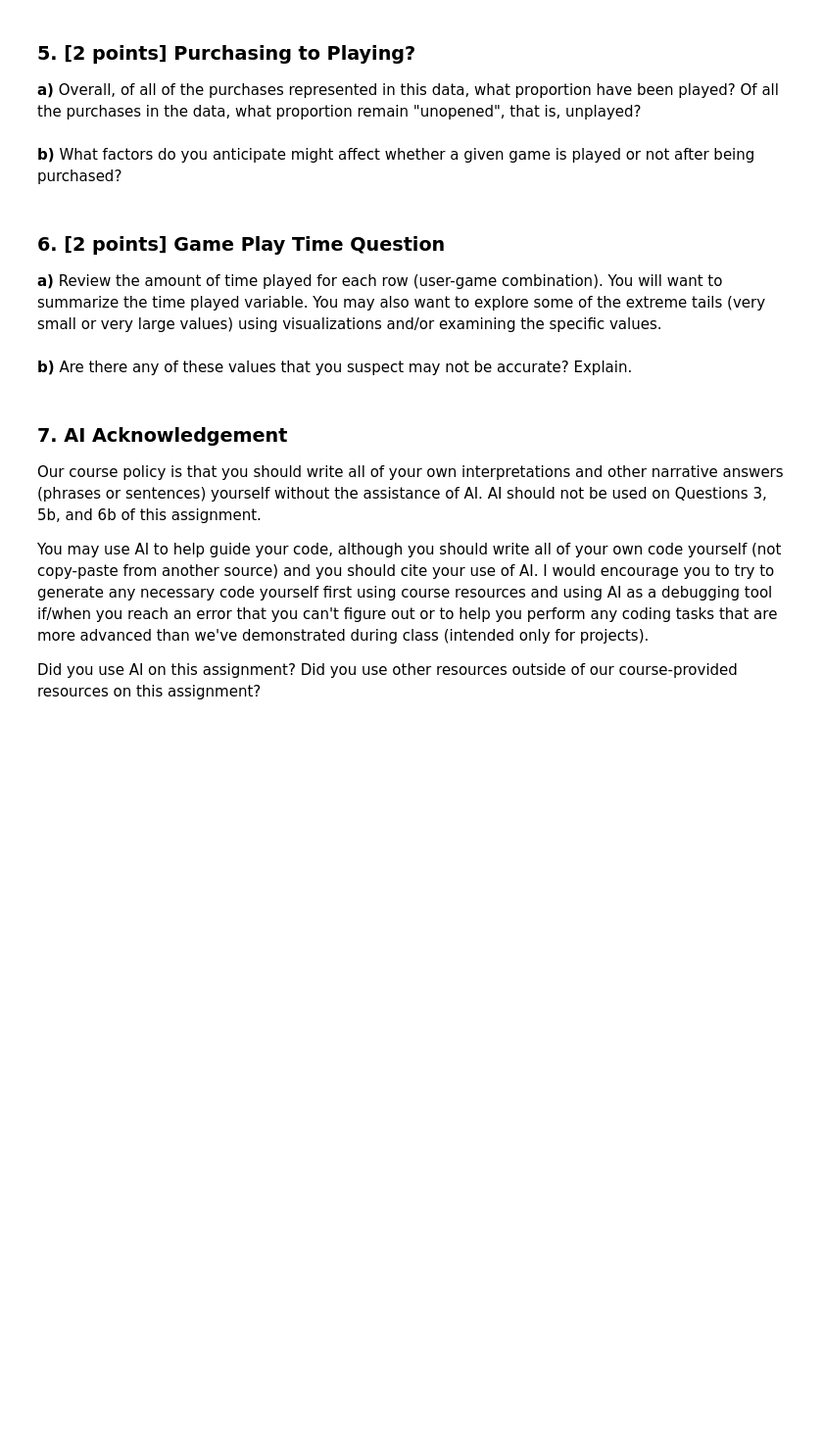
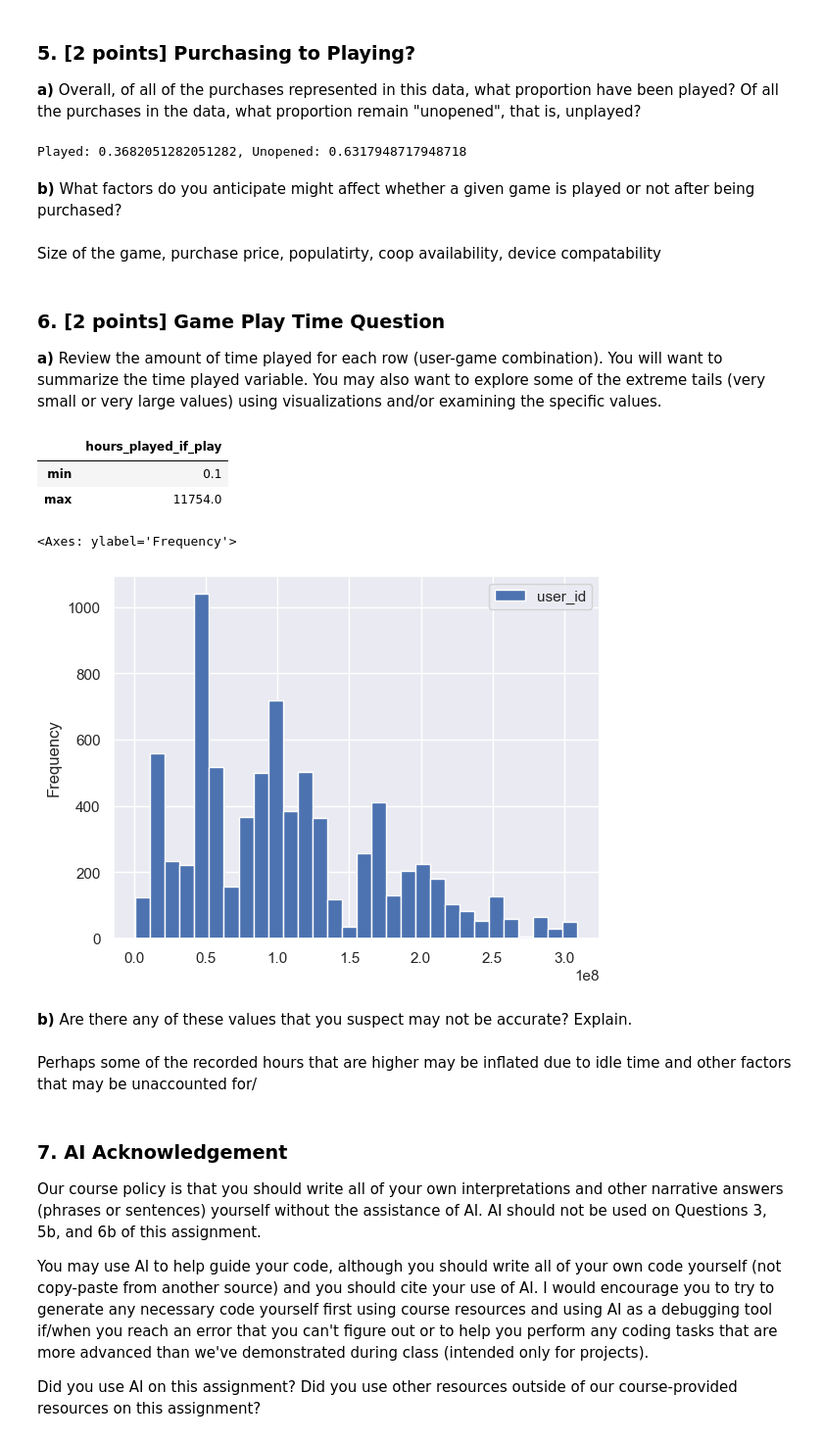
Before and after one commit to MatthewMandhyan/Stat207_clone, a Jupyter notebook: lab_02/lab_02.ipynb, the cells around one changed output. Shown at 98% size. Drawn from its saved outputs; the diff is of its cells as text; code cells hidden in the pictures; blank space fills up the shorter version.

```diff
--- a/lab_02/lab_02.ipynb
+++ b/lab_02/lab_02.ipynb
@@ -69,3 +74,5 @@ Note that for each user-game combo, there will either be one row (if the game ha
 First, read the steam_sample.csv file into a dataframe.  Display the first five rows and the number of observations in the data.
 
 Be sure to note the structure of the data (especially how the first two rows relate to each other) when observing the data.
+# %%
+df = pd.read_csv('steam_sample.csv', na_values='unknown')
@@ -80,0 +125,3 @@ In order to prepare the data effectively, perform the following steps:
+# %%
+df.dropna(inplace=True)
+df.isna().sum()
@@ -95,14 +169,36 @@ You can call these anything that you want, but one option is to call them df_pur
 ### 5. [2 points] Purchasing to Playing?
 
 **a)** Overall, of all of the purchases represented in this data, what proportion have been played?  Of all the purchases in the data, what proportion remain "unopened", that is, unplayed?
+# %%
+p1 = len(df_play)/len(df)
+p2 = len(df_purchased)/len(df)
+print(f"Played: {p1}, Unopened: {p2}")
+# %% [output]
+Played: 0.3682051282051282, Unopened: 0.6317948717948718
 # %% [markdown]
 **b)** What factors do you anticipate might affect whether a given game is played or not after being purchased?
+# %% [markdown]
+Size of the game, purchase price, populatirty, coop availability, device compatability
 # %% [markdown]
 ### 6. [2 points] Game Play Time Question
 
 **a)** Review the amount of time played for each row (user-game combination).  You will want to summarize the time played variable.  You may also want to explore some of the extreme tails (very small or very large values) using visualizations and/or examining the specific values.
+# %%
+x = df.agg({'hours_played_if_play': ['min', 'max']})
+x
+# %% [output]
+|  | hours_played_if_play |
+| min | 0.1 |
+| max | 11754.0 |
+# %%
+df.plot.hist(x='hours_played_if_play', bins=30)
+# %% [output]
+<Axes: ylabel='Frequency'>
+[figure, added]
 # %% [markdown]
 **b)** Are there any of these values that you suspect may not be accurate?  Explain.
+# %% [markdown]
+Perhaps some of the recorded hours that are higher may be inflated due to idle time and other factors that may be unaccounted for/
 # %% [markdown]
 ### 7. AI Acknowledgement
 
```
Also changed, not shown: parts of 11 cells of this notebook.
